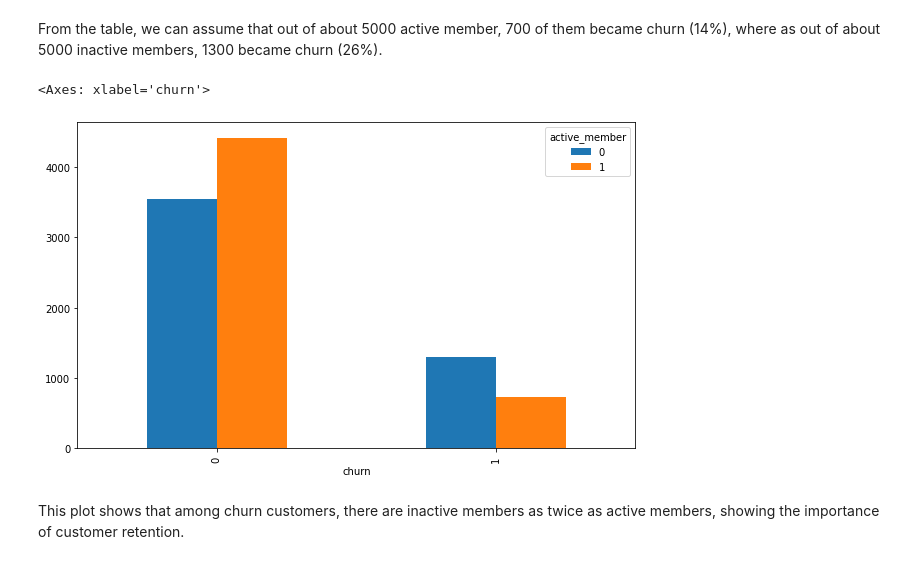
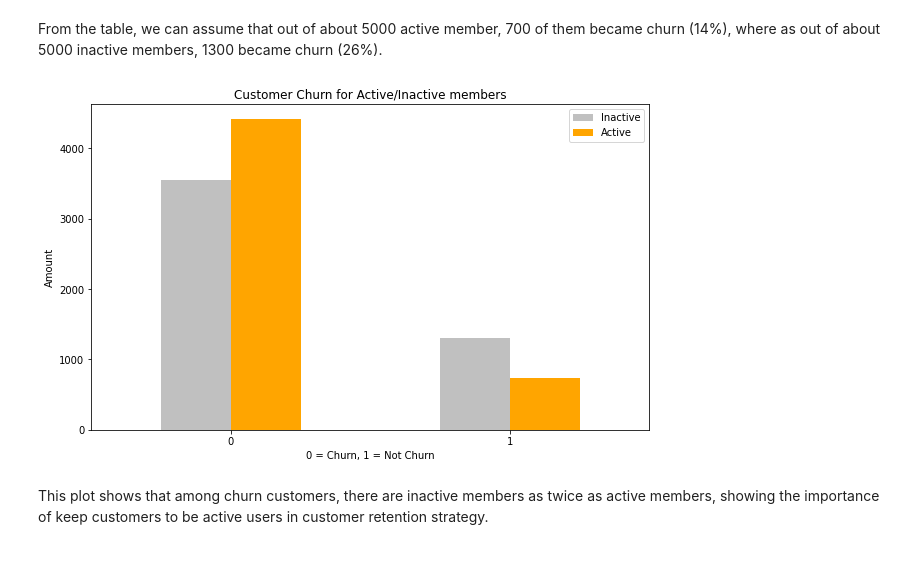
Before and after one commit to victoria-se/customer-churn, a Jupyter notebook: end-to-end-customer-churn-classification.ipynb, the cells around one changed output. Cells and saved outputs as stored; diff of their text form; code cells hidden in the pictures.

```diff
--- a/end-to-end-customer-churn-classification.ipynb
+++ b/end-to-end-customer-churn-classification.ipynb
@@ -123,9 +128,15 @@ pd.crosstab(df.churn, df.active_member)
 From the table, we can assume that out of about 5000 active member, 700 of them became churn (14%), where as out of about 5000 inactive members, 1300 became churn (26%).
 # %%
 # let's make a bar plot
-pd.crosstab(df.churn, df.active_member).plot.bar(figsize=(10,6))
+pd.crosstab(df.churn, df.active_member).plot.bar(figsize=(10,6), color=["silver", "orange"])
+
+# Add some attributes to it
+plt.title("Customer Churn for Active/Inactive members")
+plt.xlabel("0 = Churn, 1 = Not Churn")
+plt.ylabel("Amount")
+plt.legend(["Inactive", "Active"])
+plt.xticks(rotation=0); # keep the labels on the x-axis vertical
 # %% [output]
-<Axes: xlabel='churn'>
-[figure, old version]
+[figure, new version]
 # %% [markdown]
-This plot shows that among churn customers, there are inactive members as twice as active members, showing the importance of customer retention.
+This plot shows that among churn customers, there are inactive members as twice as active members, showing the importance of keep customers to be active users in customer retention strategy.
```
Also changed, not shown: parts of 18 cells of this notebook.
